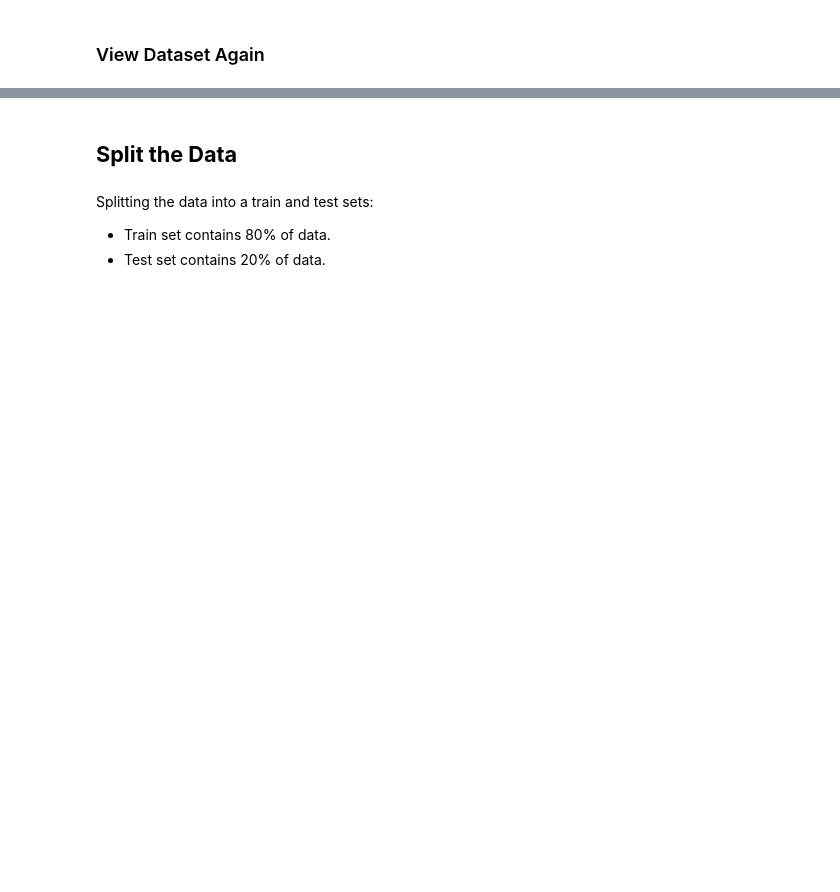
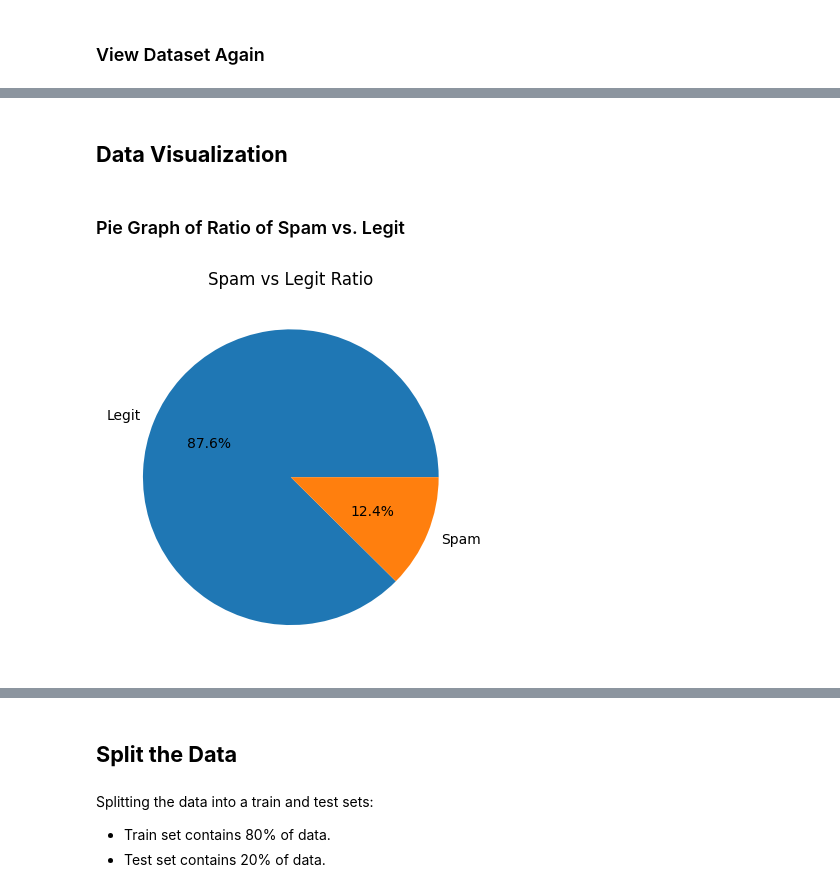
Before and after one commit to jackson-trader/CS462-Email-Spam-Classifier, a Jupyter notebook: CS462_Email_Spam_Classifier.ipynb, the cells around one changed output, grey strips where cells are left out. Cells and saved outputs as stored; diff of their text form; code cells hidden in the pictures; blank space fills up the shorter version.

```diff
--- a/CS462_Email_Spam_Classifier.ipynb
+++ b/CS462_Email_Spam_Classifier.ipynb
@@ -114,0 +127,16 @@ df
+# %% [markdown]
+## **Data Visualization**
+# %% [markdown]
+### Pie Graph of Ratio of Spam vs. Legit
+# %%
+counts = df['Category'].value_counts()
+counts.index = counts.index.map({1: 'Spam', 0: 'Legit'})
+
+counts.plot(kind = 'pie', autopct = '%1.1f%%')
+plt.ylabel('')
+plt.title("Spam vs Legit Ratio")
+
+# Show the Pie Graph
+plt.show()
+# %% [output]
+[figure, added]
```
Also changed, not shown: parts of 32 cells of this notebook.
